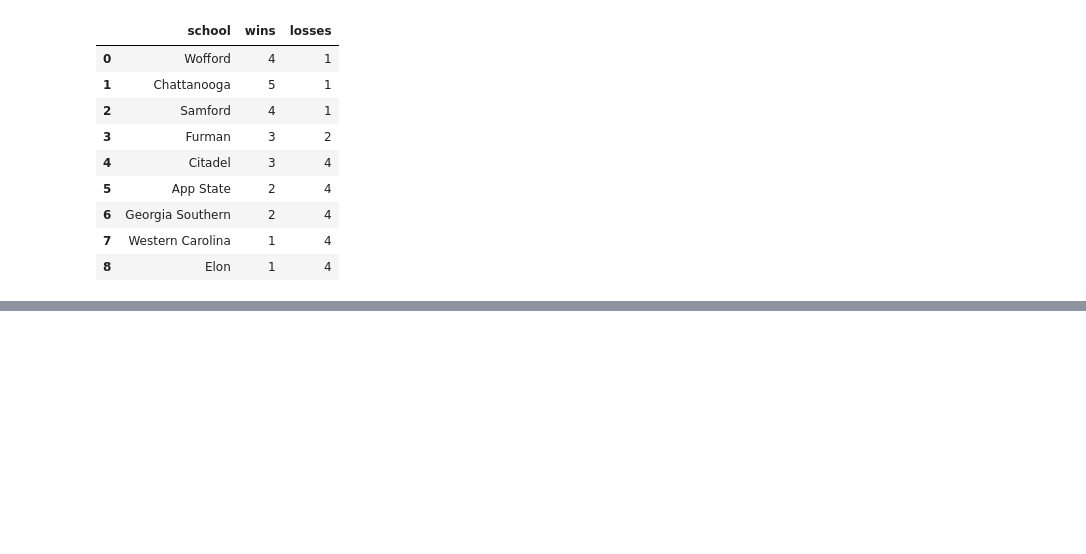
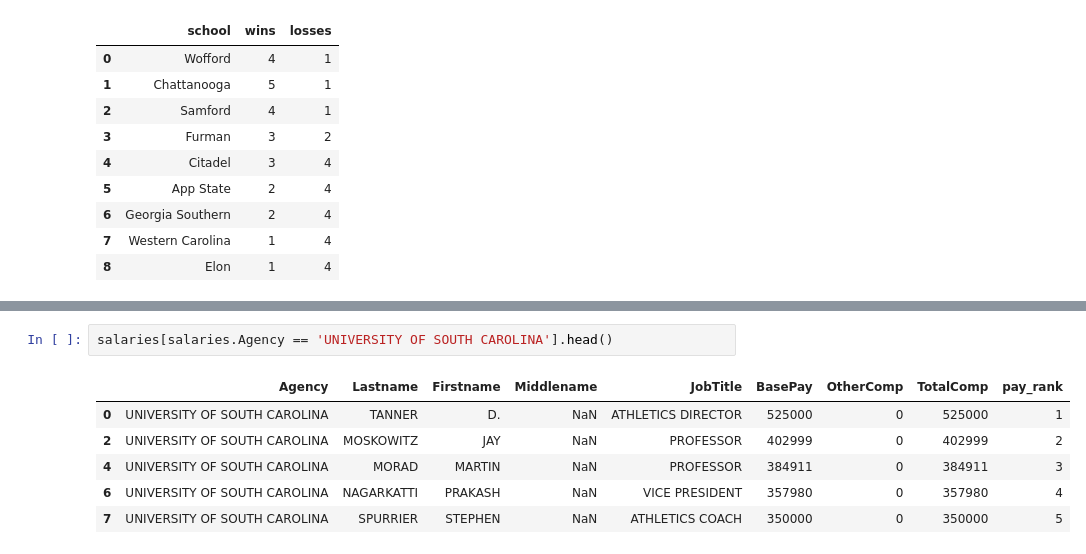
Before and after one commit to corbinbs/pandas-playground, a Jupyter notebook: pandas-intro.ipynb, the cells around one changed output, grey strips where cells are left out. Saved outputs shown, nothing was run; the diff lists cells and outputs as text; blank space fills up the shorter version.

```diff
--- a/pandas-intro.ipynb
+++ b/pandas-intro.ipynb
@@ -277,0 +310,9 @@ dtype: int64
+# %%
+salaries[salaries.Agency == 'UNIVERSITY OF SOUTH CAROLINA'].head()
+# %% [output]
+|  | Agency | Lastname | Firstname | Middlename | JobTitle | BasePay | OtherComp | TotalComp | pay_rank |
+| 0 | UNIVERSITY OF SOUTH CAROLINA | TANNER | D. | NaN | ATHLETICS DIRECTOR | 525000 | 0 | 525000 | 1 |
+| 2 | UNIVERSITY OF SOUTH CAROLINA | MOSKOWITZ | JAY | NaN | PROFESSOR | 402999 | 0 | 402999 | 2 |
+| 4 | UNIVERSITY OF SOUTH CAROLINA | MORAD | MARTIN | NaN | PROFESSOR | 384911 | 0 | 384911 | 3 |
+| 6 | UNIVERSITY OF SOUTH CAROLINA | NAGARKATTI | PRAKASH | NaN | VICE PRESIDENT | 357980 | 0 | 357980 | 4 |
+| 7 | UNIVERSITY OF SOUTH CAROLINA | SPURRIER | STEPHEN | NaN | ATHLETICS COACH | 350000 | 0 | 350000 | 5 |
```
Also changed, not shown: parts of 39 cells of this notebook, 3 other files.
